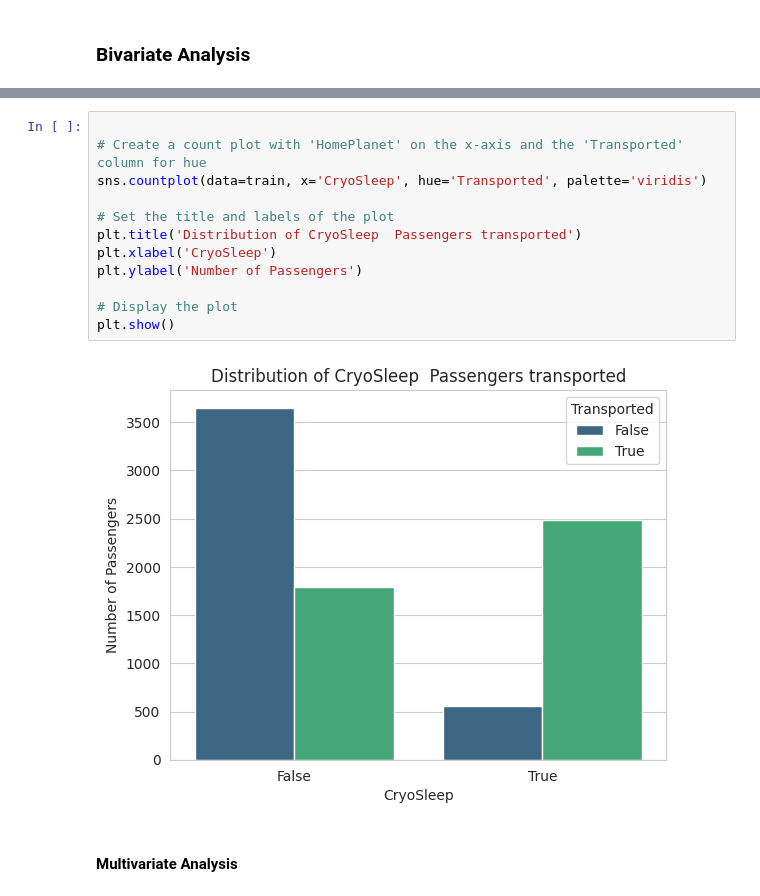
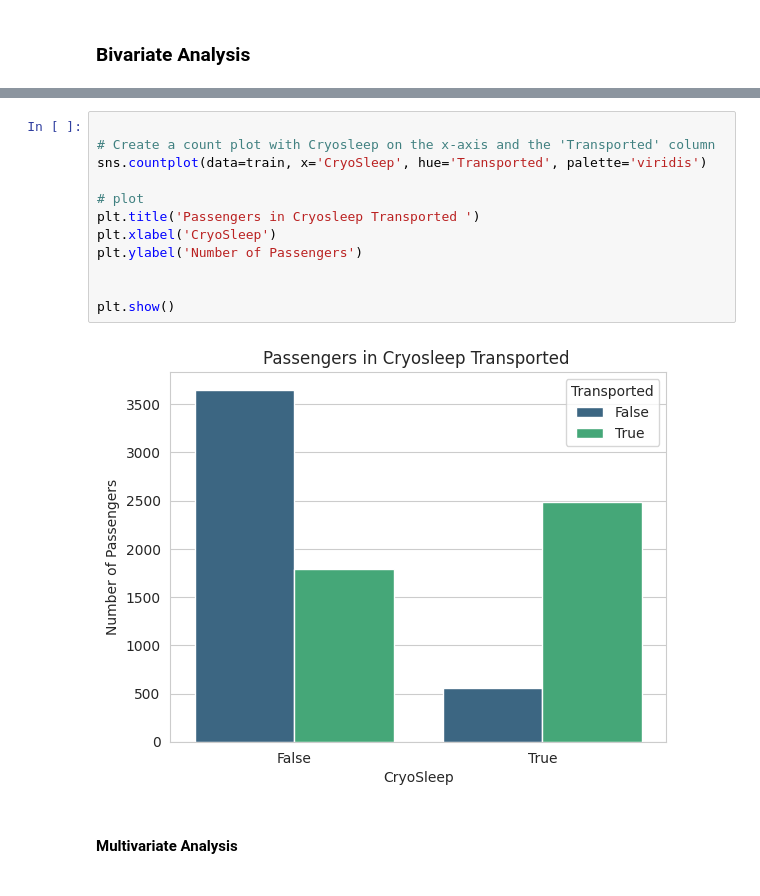
Before and after one commit to TOFWAQ/Kaggle_Challenge, a Jupyter notebook: TEAM_14.ipynb, the cells around one changed output, grey strips where cells are left out. Cells and saved outputs as stored; diff of their text form.

```diff
--- a/TEAM_14.ipynb
+++ b/TEAM_14.ipynb
@@ -226,17 +209,17 @@ plt.show()
 # %%
 
-# Create a count plot with 'HomePlanet' on the x-axis and the 'Transported' column for hue
+# Create a count plot with Cryosleep on the x-axis and the 'Transported' column
 sns.countplot(data=train, x='CryoSleep', hue='Transported', palette='viridis')
 
-# Set the title and labels of the plot
-plt.title('Distribution of CryoSleep  Passengers transported')
+# plot
+plt.title('Passengers in Cryosleep Transported ')
 plt.xlabel('CryoSleep')
 plt.ylabel('Number of Passengers')
 
-# Display the plot
+
 plt.show()
 # %% [output]
-[figure, old version]
+[figure, new version]
 # %% [markdown]
 #### Multivariate Analysis
 # %%
```
Also changed, not shown: parts of 40 cells of this notebook.
